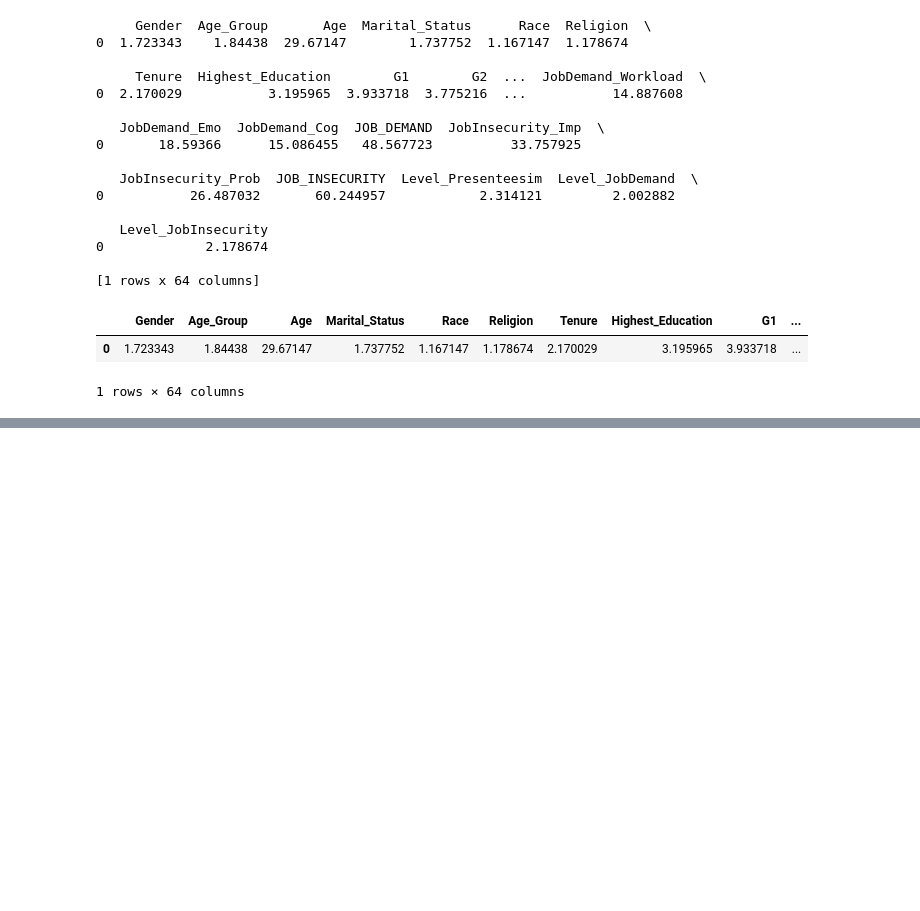
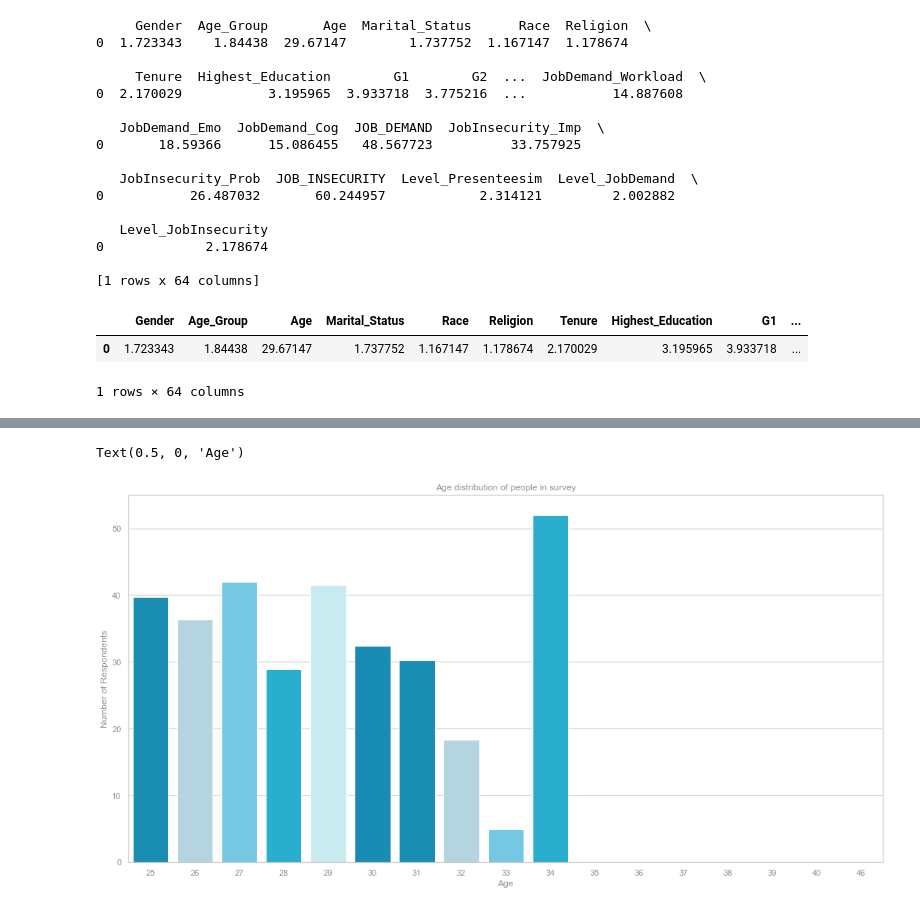
Before and after one commit to CmdrSam/Presenteeism, a Jupyter notebook: Data Visualisation.ipynb, the cells around one changed output, grey strips where cells are left out. Saved outputs shown, nothing was run; the diff lists cells and outputs as text; code cells hidden in the pictures; blank space fills up the shorter version.

```diff
--- a/Data Visualisation.ipynb
+++ b/Data Visualisation.ipynb
@@ -332,0 +409,26 @@ ValueError: X has 64 features per sample; expecting 63
+# %%
+# Age
+
+fig, ax = plt.subplots(figsize = (18,9))
+plt.rcParams['font.sans-serif'] = 'Arial'
+plt.rcParams['font.family'] = 'sans-serif'
+plt.rcParams['text.color'] = '#909090'
+plt.rcParams['axes.labelcolor']= '#909090'
+plt.rcParams['xtick.color'] = '#909090'
+plt.rcParams['ytick.color'] = '#909090'
+plt.rcParams['font.size']=15
+#ind = np.arange(len(df['Question']))
+
+sns.barplot(x= data["Age"], y =pd.Series(range(1,71)),
+            data = data, palette=color_palette_list,
+            label="Age distribution of people in survey",
+            ax=ax, ci=None)
+ax.set_title("Age distribution of people in survey")
+ax.set_ylabel("Number of Respondents")
+ax.set_ylim(0,55)
+ax.set_xlabel("Age")
+#ax.set_xticks(range(0,len(ind)))
+#ax.set_xticklabels(list(df['Q Code']), rotation=45)
+# %% [output]
+Text(0.5, 0, 'Age')
+[figure, added]
```
Also changed, not shown: parts of 21 cells of this notebook, 7 other files.
